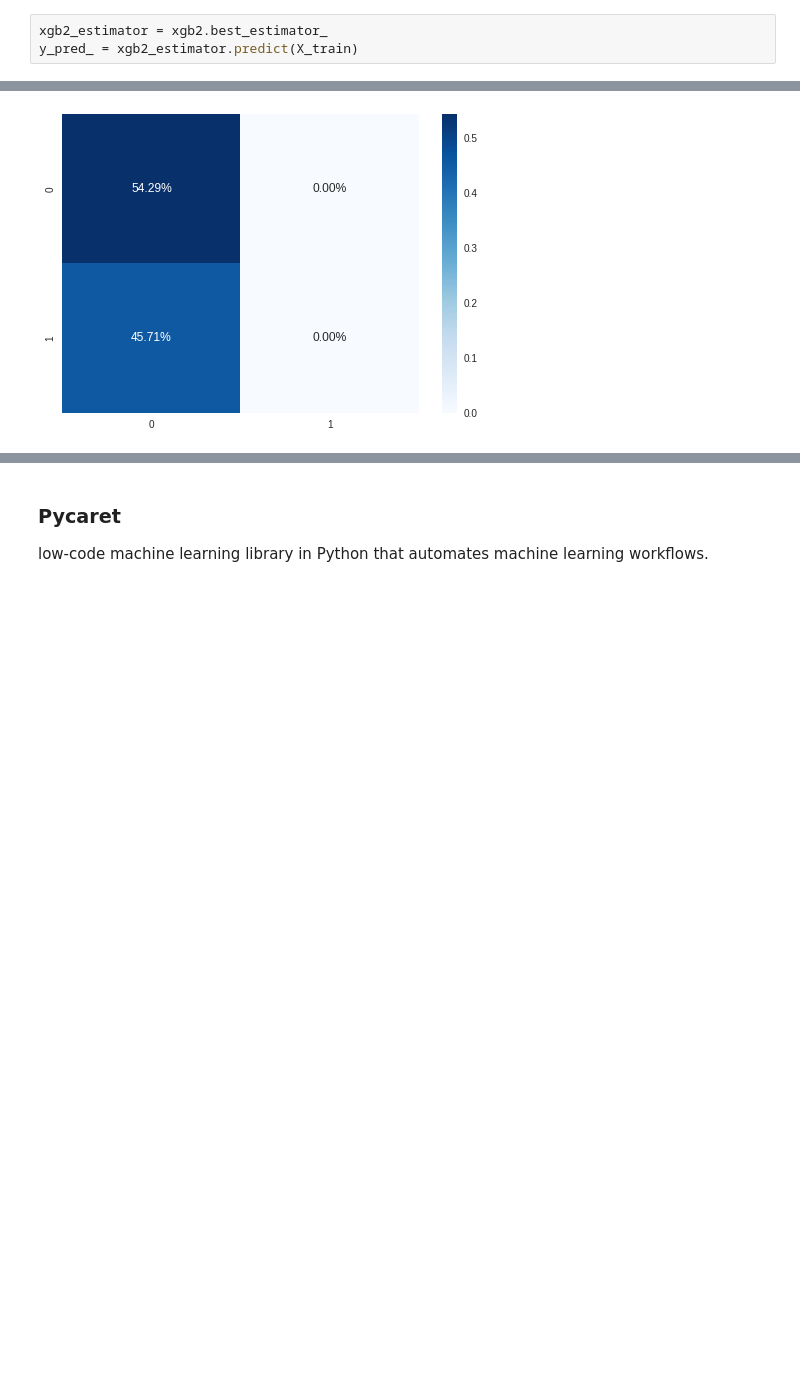
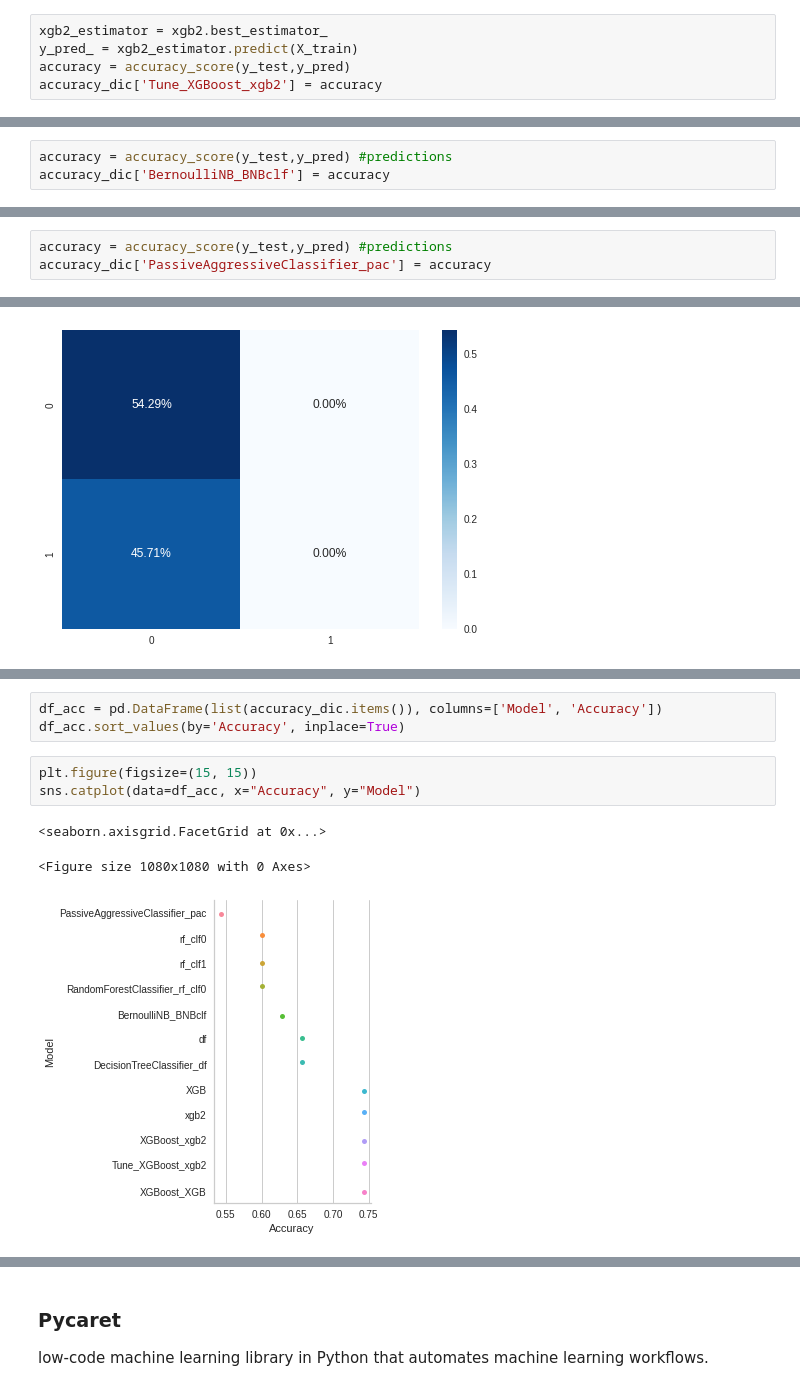
Before and after one commit to pascale25/Uv4pOPaRDHZhHnKE, a Jupyter notebook: Experiments_Happinesurvey_v2.ipynb, the cells around one changed output, grey strips where cells are left out. Cells and saved outputs as stored; diff of their text form; blank space fills up the shorter version.

```diff
--- a/Experiments_Happinesurvey_v2.ipynb
+++ b/Experiments_Happinesurvey_v2.ipynb
@@ -1099,6 +1118,8 @@ xgb2.best_params_
 # %%
 xgb2_estimator = xgb2.best_estimator_
 y_pred_ = xgb2_estimator.predict(X_train)
+accuracy = accuracy_score(y_test,y_pred)
+accuracy_dic['Tune_XGBoost_xgb2'] = accuracy
 # %%
 target_names = ['Happy', 'No_happy']
 print(classification_report(y_test, y_pred, target_names=target_names))
@@ -1140,3 +1161,6 @@ weighted avg       0.69      0.66      0.65        35
+# %%
+accuracy = accuracy_score(y_test,y_pred) #predictions
+accuracy_dic['BernoulliNB_BNBclf'] = accuracy
 # %% [markdown]
 ### PassiveAggressiveClassifier
 How Passive-Aggressive Algorithms Work:
@@ -1175,6 +1199,9 @@ print(classification_report(y_test, y_pred, target_names=target_names))
     accuracy                           0.54        35
    macro avg       0.27      0.50      0.35        35
 weighted avg       0.29      0.54      0.38        35
+# %%
+accuracy = accuracy_score(y_test,y_pred) #predictions
+accuracy_dic['PassiveAggressiveClassifier_pac'] = accuracy
 # %%
 #Get the confusion matrix
 cf_matrix = confusion_matrix(y_test,y_pred)
@@ -1184,0 +1229,10 @@ ax=sns.heatmap(cf_matrix/np.sum(cf_matrix), annot=True,
+# %%
+df_acc = pd.DataFrame(list(accuracy_dic.items()), columns=['Model', 'Accuracy'])
+df_acc.sort_values(by='Accuracy', inplace=True)
+# %%
+plt.figure(figsize=(15, 15))
+sns.catplot(data=df_acc, x="Accuracy", y="Model")
+# %% [output]
+<seaborn.axisgrid.FacetGrid at 0x...>
+<Figure size 1080x1080 with 0 Axes>
+[figure, added]
```
Also changed, not shown: parts of 41 cells of this notebook.
